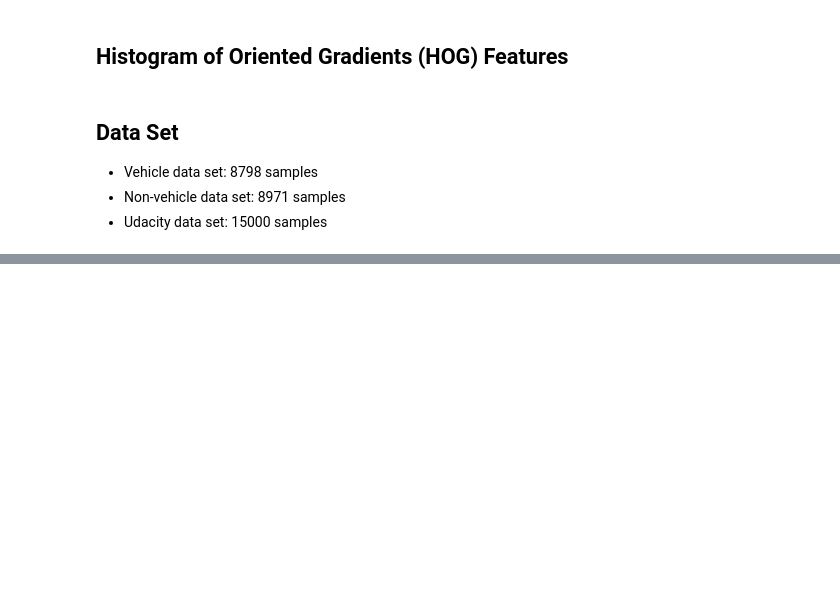
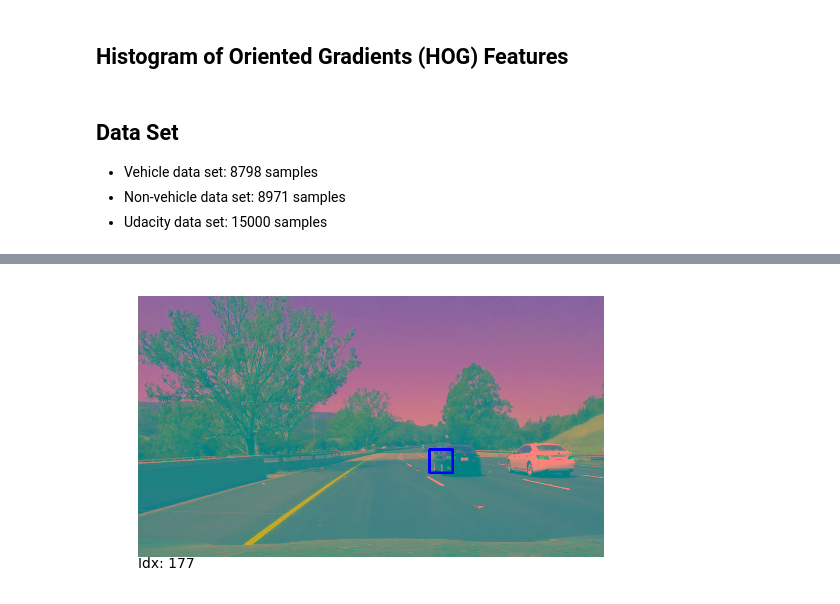
Before and after one commit to cygnus77/vehicle-detection, a Jupyter notebook: VehicleDetection.ipynb, the cells around one changed output, grey strips where cells are left out. Drawn from its saved outputs; the diff is of its cells as text; code cells hidden in the pictures; blank space fills up the shorter version.

```diff
--- a/VehicleDetection.ipynb
+++ b/VehicleDetection.ipynb
@@ -316,0 +307,91 @@ for fname in glob.glob('test_images/*.jpg'):
+# %%
+fname = 'test_images/test6.jpg'
+
+def make_windows4(shape):
+    ht = shape[0] // 2
+    q = ht // 4
+    y0 = shape[0] // 2
+
+    # Scan zone coordinates
+    windowSizes = [(y0, y0 + q * 2, shape[1]), # Zone 1 scale
+                   (int((y0 + q) / 1.5), int((y0 + q * 3) / 1.5), int(shape[1] / 1.5)), # Zone 1.5 scale
+                   ((y0 + q * 2) // 2, (y0 + q * 4) // 2, shape[1] // 2) ] # Zone 2 scale
+    windows=[]
+    dim = 64
+    for (idx,(scan_y0,scan_y1,scan_x1)) in enumerate(windowSizes):
+        windows.append([])
+        y1 = scan_y0
+        while y1 < scan_y1:
+            for x0 in range(0, scan_x1, dim // 2):
+                window = np.array(((x0,y1-dim),(x0+dim,y1)))
+                if(window[0][0] >= 0 and window[0][1] >= 0 and window[1][0] < scan_x1 and window[1][1] < scan_y1):
+                    windows[idx].append(window)
+            y1 += dim // 2
+    return windows
+
+def drawHogMap(h):
+    return h.reshape((42,42))
+
+img = loadImage(fname)
+cc_img = color_conv_image(img, colorspace, hog_channel)
+windows = make_windows4(cc_img.shape)
+
+hog_cache = [None, None, None]
+scaled_images = [None, None, None]
+
+features = []
+windowRefs = []
+
+for idx,scale in enumerate([1, 1.5, 2]):
+    scaled_cc_img = cv2.resize(cc_img, (int(cc_img.shape[1] / scale), int(cc_img.shape[0] / scale) ))
+    scaled_images[idx] = scaled_cc_img
+
+    hog_maps = [None, None, None]
+    hog_maps[0] = hog(scaled_cc_img[:,:,0], orientations=orient, pixels_per_cell=(pix_per_cell, pix_per_cell), cells_per_block=(cell_per_block, cell_per_block), visualise=False, feature_vector=False)
+    hog_maps[1] = hog(scaled_cc_img[:,:,1], orientations=orient, pixels_per_cell=(pix_per_cell, pix_per_cell), cells_per_block=(cell_per_block, cell_per_block), visualise=False, feature_vector=False)
+    hog_maps[2] = hog(scaled_cc_img[:,:,2], orientations=orient, pixels_per_cell=(pix_per_cell, pix_per_cell), cells_per_block=(cell_per_block, cell_per_block), visualise=False, feature_vector=False)
+    hog_cache[idx] = hog_maps
+
+    #print("Image to hog: {0} -> {1}".format(scaled_cc_img.shape, hog_maps[0].shape))
+
+    pxToHog = scaled_cc_img.shape[0] // hog_maps[0].shape[0]
+
+    for w in windows[idx]:
+        img = scaled_images[idx]
+        blob = img[w[0][1]:w[1][1], w[0][0]: w[1][0],  : ]
+        h = w // pxToHog
+        h[1][0] -= 1
+        h[1][1] -= 1
+
+        hog_features = []
+        hog_features.append( hog_cache[idx][0][ h[0][1]:h[1][1], h[0][0]: h[1][0] ] )
+        hog_features.append( hog_cache[idx][1][ h[0][1]:h[1][1], h[0][0]: h[1][0] ] )
+        hog_features.append( hog_cache[idx][2][ h[0][1]:h[1][1], h[0][0]: h[1][0] ] )
+        hog_features = np.ravel(hog_features)
+
+        #hog_img = drawHogMap(hog_map)
+
+        # Apply bin_spatial() to get spatial color features
+        spatial_features = bin_spatial(blob, size=spatial_size)
+
+        # Apply color_hist() also with a color space option now
+        hist_features = color_hist(blob, nbins=hist_bins, bins_range=hist_range)
+
+        features.append( np.concatenate((spatial_features, hist_features, hog_features)) )
+        windowRefs.append((idx,w))
+        #plt.figure()
+        #imgNo = 1
+        #plotSubImage(blob, "size: {0} win:{1}".format(blob.shape, w))
+        #plotSubImage(hog_img, "size: {0} win:{1}".format(hog_img.shape, h))
+
+        #print("size: {0} win:{1}, hogwin:{2}".format(blob.shape, w, h))
+
+scaled_features = X_scaler2.transform(features)
+pred = svc2.predict(scaled_features)
+for idx in np.argwhere(pred == 1):
+    imgIdx, w = windowRefs[idx]
+    img = scaled_images[imgIdx]
+    cv2.rectangle(img, (w[0][0], w[0][1]), (w[1][0], w[1][1]), (0,0,255), 6)
+    plotImg(img, "Idx: %d" % idx)
+# %% [output]
+[figure, added]
```
Also changed, not shown: parts of 7 cells of this notebook.
